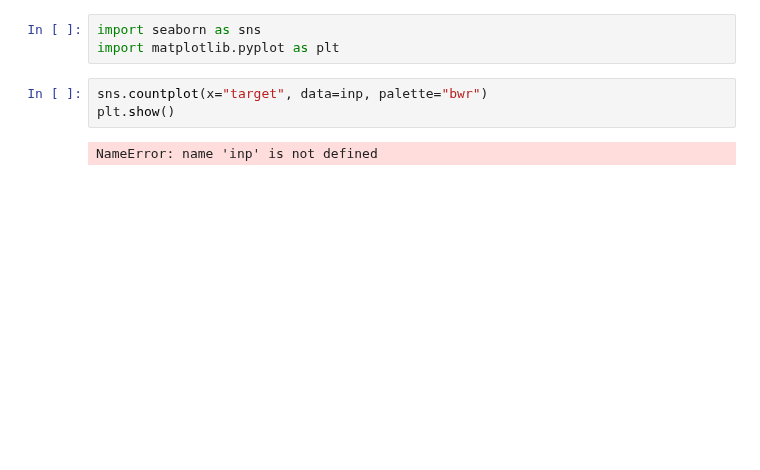
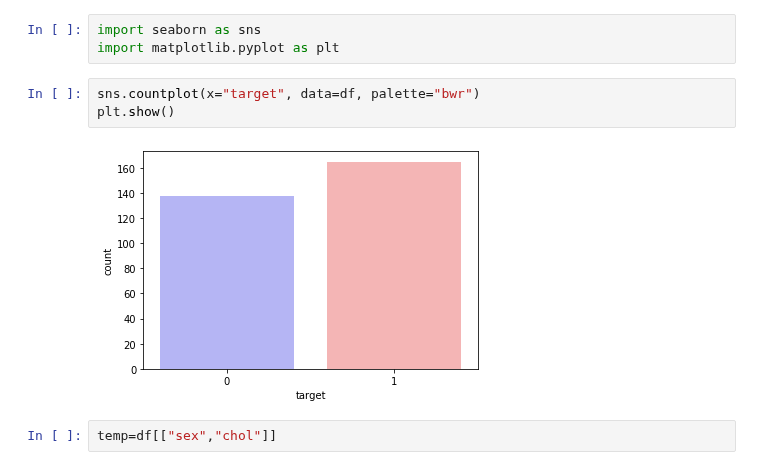
Before and after one commit to bhushankelkar/Heart-Disease-Uci, a Jupyter notebook: Uci.ipynb, the cells around one changed output. Drawn from its saved outputs; the diff is of its cells as text; blank space fills up the shorter version.

```diff
--- a/Uci.ipynb
+++ b/Uci.ipynb
@@ -29,7 +53,9 @@ NameError: name 'df' is not defined
 import seaborn as sns
 import matplotlib.pyplot as plt
 # %%
-sns.countplot(x="target", data=inp, palette="bwr")
+sns.countplot(x="target", data=df, palette="bwr")
 plt.show()
 # %% [output]
-NameError: name 'inp' is not defined
+[figure, added]
+# %%
+temp=df[["sex","chol"]]
```
Also changed, not shown: parts of 10 cells of this notebook.
